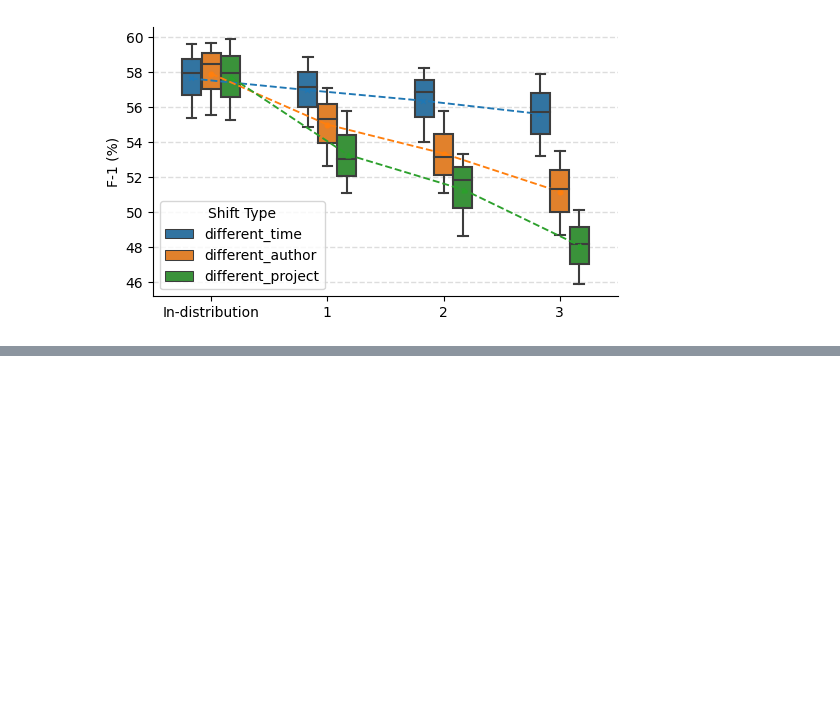
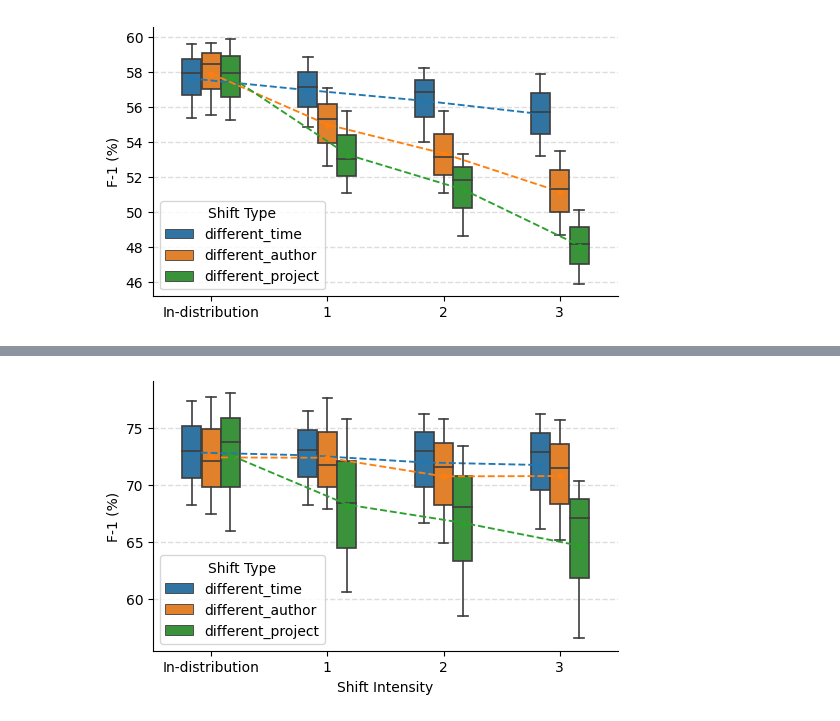
Before and after one commit to yul091/UncertaintyPL, a Jupyter notebook: notebooks/plot_acc.ipynb, the cells around one changed output, grey strips where cells are left out. Drawn from its saved outputs; the diff is of its cells as text; code cells hidden in the pictures; blank space fills up the shorter version.

Commit message:
plot shifts

```diff
--- a/notebooks/plot_acc.ipynb
+++ b/notebooks/plot_acc.ipynb
@@ -169,0 +220,67 @@ The `ci` parameter is deprecated. Use `errorbar=None` for the same effect.
+# %%
+# Rename the shift intensity names
+shift_intensity_names = {
+    'val_acc': 'In-distribution',
+    'test1_acc': '1',
+    'test2_acc': '2',
+    'test3_acc': '3'
+}
+
+# Melt the dataframe to convert it into the long format
+melted_df = pd.melt(
+    df,
+    id_vars=['Task', 'Shift type', 'Model'],
+    value_vars=['val_acc', 'test1_acc', 'test2_acc', 'test3_acc'],
+    var_name='Shift intensity',
+    value_name='F-1',
+)
+melted_df['Shift intensity'] = melted_df['Shift intensity'].map(shift_intensity_names)
+
+dfm_mean = df.groupby('Shift type', as_index=False).mean().melt(
+    id_vars='Shift type',
+    var_name='Shift intensity',
+    value_name='F-1',
+)
+dfm_mean['Shift intensity'] = dfm_mean['Shift intensity'].map(shift_intensity_names)
+
+
+plt.figure(figsize=(6, 3.5))
+plt.grid(True, color='#DDDDDD', linestyle='--', linewidth=1)
+# Create the boxplot using seaborn
+ax = sns.boxplot(data=melted_df, x='Shift intensity', y='F-1', hue='Shift type', width=0.5, linewidth=1.2)
+ax.set_axisbelow(True)
+
+# Plot a line plot with markers for the means
+sns.pointplot(
+    data=dfm_mean,
+    x='Shift intensity',
+    y='F-1',
+    hue='Shift type',
+    hue_order=['different_time', 'different_author', 'different_project'],
+    errorbar=None,
+    dodge=0.35,
+    scale=0.5,
+    linestyles='--',
+    markers=['x', 'o', '^'],
+)
+
+handles, labels = ax.get_legend_handles_labels()
+ax.legend(
+    handles=handles[:3],
+    labels=labels[:3],
+    title="Shift Type",
+    # bbox_to_anchor=(1.02, 1.02),
+    # loc='upper left',
+)
+ax.spines['right'].set_visible(False)
+ax.spines['top'].set_visible(False)
+
+# Add title and labels to the plot
+plt.xlabel('Shift Intensity')
+plt.ylabel('F-1 (%)')
+plt.savefig('../Figure/code_completion.pdf', bbox_inches='tight')
+
+# Show the plot
+plt.show()
+# %% [output]
+[figure, added]
```
Also changed, not shown: parts of 4 cells of this notebook, 2 other files.
